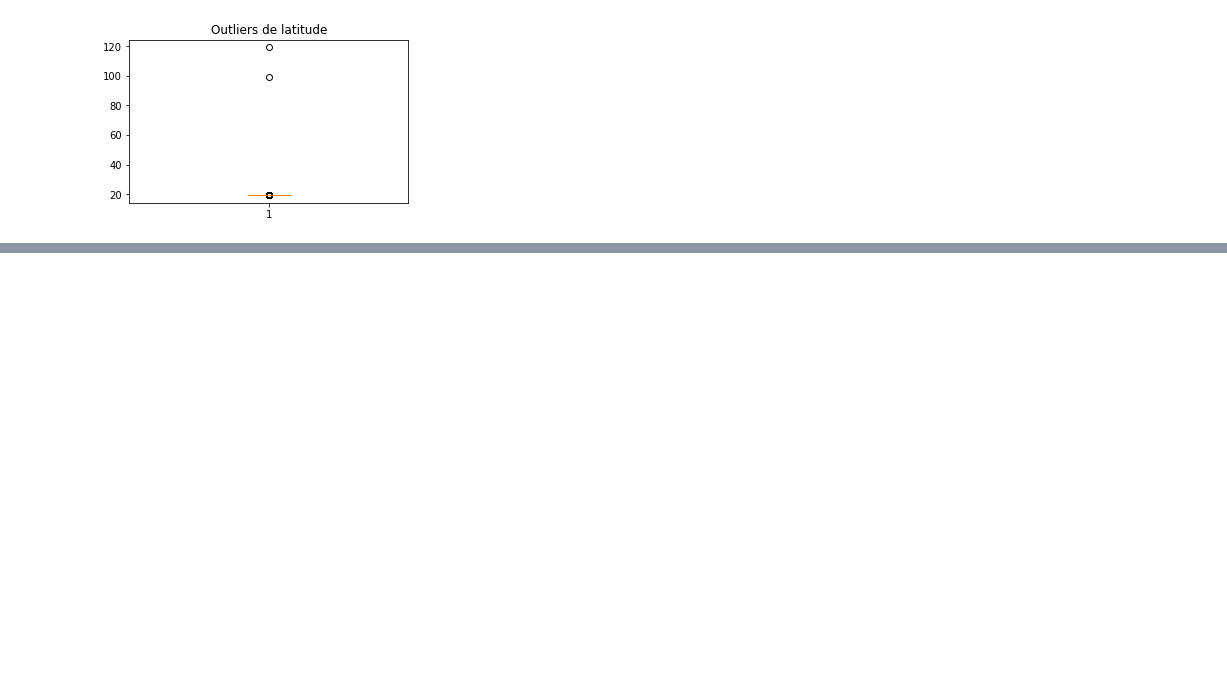
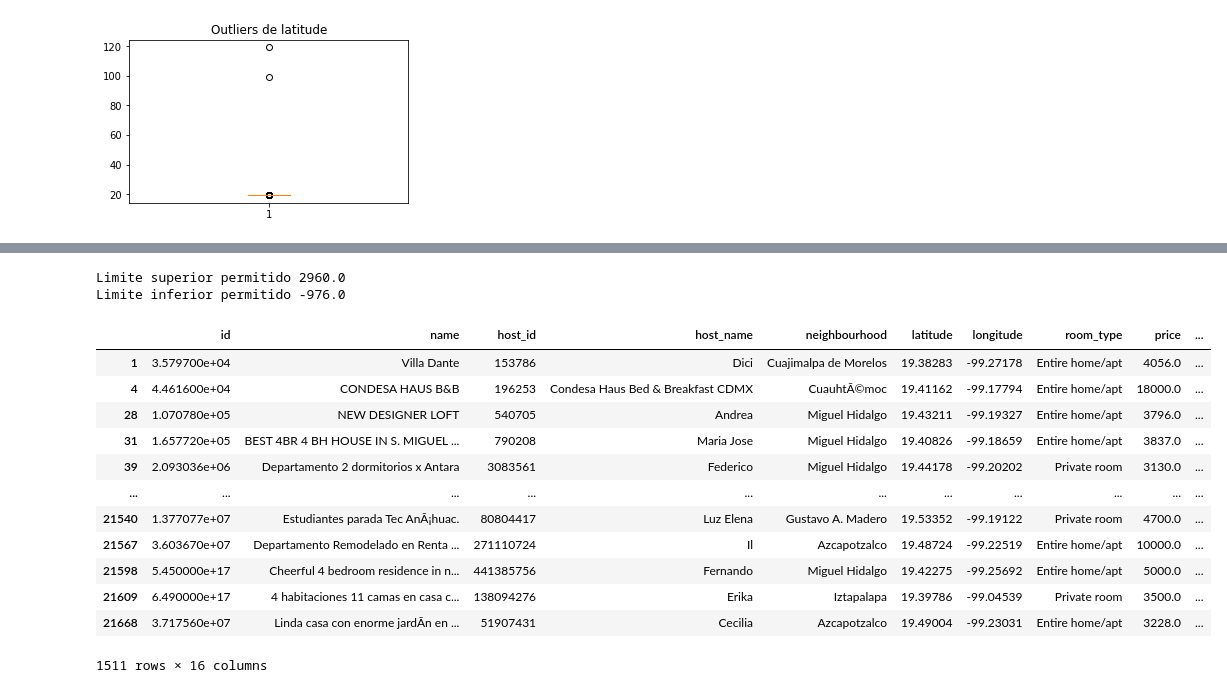
Before and after one commit to rodrigoruizteodoro/AIRBNB_ETAPA1, a Jupyter notebook: AIRBNB.ipynb, the cells around one changed output, grey strips where cells are left out. Cells and saved outputs as stored; diff of their text form; code cells hidden in the pictures; blank space fills up the shorter version.

```diff
--- a/AIRBNB.ipynb
+++ b/AIRBNB.ipynb
@@ -415,0 +439,32 @@ outliers_iqr8
+# %%
+#price
+
+y10=data["price"]
+
+percentile2510=y10.quantile(0.25) #Q1
+percentile7510=y10.quantile(0.75) #Q3
+iqr10= percentile7510 - percentile2510
+
+Limite_Superior_iqr10= percentile7510 + 1.5*iqr10
+Limite_Inferior_iqr10= percentile2510 - 1.5*iqr10
+print("Limite superior permitido", Limite_Superior_iqr10)
+print("Limite inferior permitido", Limite_Inferior_iqr10)
+
+outliers_iqr10= data[(y10>Limite_Superior_iqr10)|(y10<Limite_Inferior_iqr10)]
+outliers_iqr10
+# %% [output]
+Limite superior permitido 2960.0
+Limite inferior permitido -976.0
+|  | id | name | host_id | host_name | neighbourhood | latitude | longitude | room_type | price | ... |
+| 1 | 3.579700e+04 | Villa Dante | 153786 | Dici | Cuajimalpa de Morelos | 19.38283 | -99.27178 | Entire home/apt | 4056.0 | ... |
+| 4 | 4.461600e+04 | CONDESA HAUS B&B | 196253 | Condesa Haus Bed & Breakfast CDMX | CuauhtÃ©moc | 19.41162 | -99.17794 | Entire home/apt | 18000.0 | ... |
+| 28 | 1.070780e+05 | NEW DESIGNER LOFT | 540705 | Andrea | Miguel Hidalgo | 19.43211 | -99.19327 | Entire home/apt | 3796.0 | ... |
+| 31 | 1.657720e+05 | BEST 4BR 4 BH HOUSE IN S. MIGUEL ... | 790208 | Maria Jose | Miguel Hidalgo | 19.40826 | -99.18659 | Entire home/apt | 3837.0 | ... |
+| 39 | 2.093036e+06 | Departamento 2 dormitorios x Antara | 3083561 | Federico | Miguel Hidalgo | 19.44178 | -99.20202 | Private room | 3130.0 | ... |
+| ... | ... | ... | ... | ... | ... | ... | ... | ... | ... | ... |
+| 21540 | 1.377077e+07 | Estudiantes parada Tec AnÃ¡huac. | 80804417 | Luz Elena | Gustavo A. Madero | 19.53352 | -99.19122 | Private room | 4700.0 | ... |
+| 21567 | 3.603670e+07 | Departamento Remodelado en Renta ... | 271110724 | Il | Azcapotzalco | 19.48724 | -99.22519 | Entire home/apt | 10000.0 | ... |
+| 21598 | 5.450000e+17 | Cheerful 4 bedroom residence in n... | 441385756 | Fernando | Miguel Hidalgo | 19.42275 | -99.25692 | Entire home/apt | 5000.0 | ... |
+| 21609 | 6.490000e+17 | 4 habitaciones 11 camas en casa c... | 138094276 | Erika | Iztapalapa | 19.39786 | -99.04539 | Private room | 3500.0 | ... |
+| 21668 | 3.717560e+07 | Linda casa con enorme jardÃ­n en ... | 51907431 | Cecilia | Azcapotzalco | 19.49004 | -99.23031 | Entire home/apt | 3228.0 | ... |
+1511 rows × 16 columns
```
Also changed, not shown: parts of 11 cells of this notebook.
